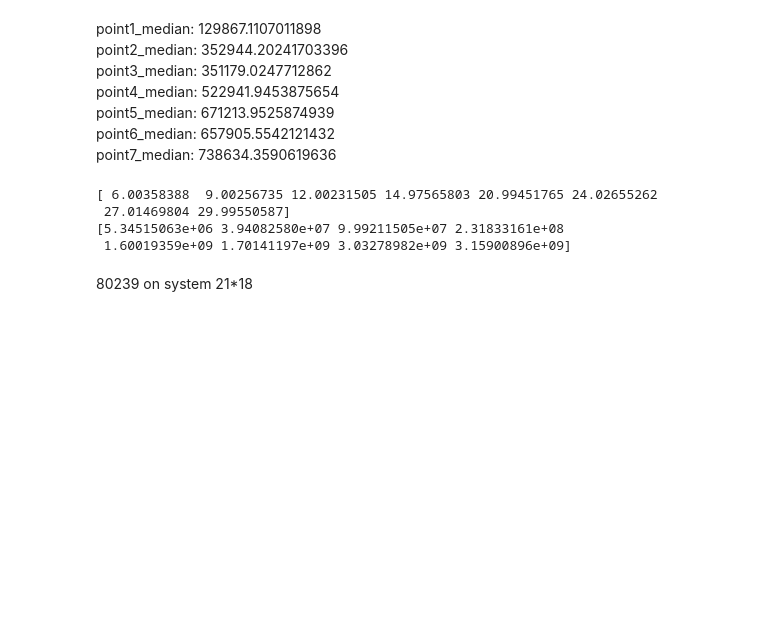
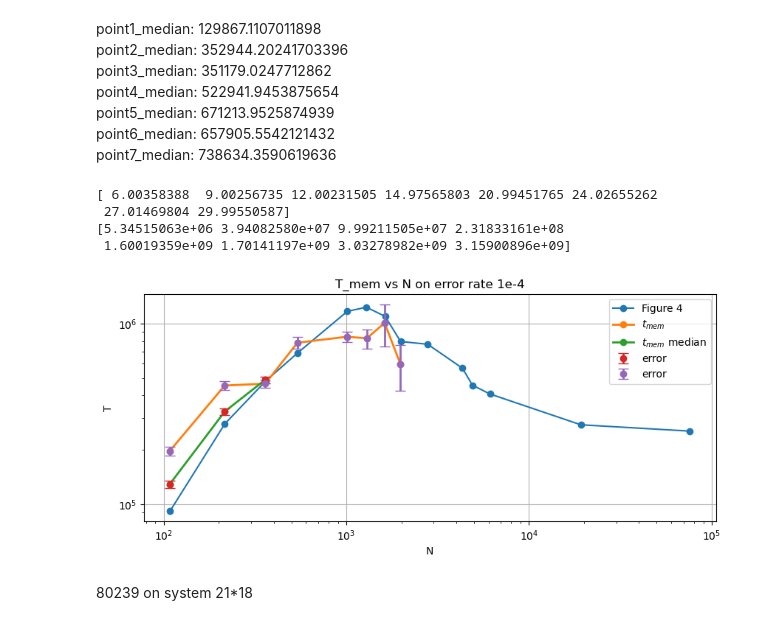
Before and after one commit to toM0dots/XYZ-color-code, a Jupyter notebook: XYZ_color_code/plots.ipynb, the cells around one changed output. Saved outputs shown, nothing was run; the diff lists cells and outputs as text; code cells hidden in the pictures; blank space fills up the shorter version.

Commit message:
new stand error and median plot

```diff
--- a/XYZ_color_code/plots.ipynb
+++ b/XYZ_color_code/plots.ipynb
@@ -45,7 +45,30 @@ x2 = [9*6*2, 12*9*2, 15*12*2, 18*15*2, 24*21*2, 27*24*2, 30*27*2, 33*30*2]
 
 y1 = [13405,  90925, 208825, 258269, 188794, 457136, 407294, 465479, 493240]
 y_cluster_average = [196939.23, 454575.45, 465086.60, 784816.2379737338, 846968.2452267989, 830070.99, 1011249.57, 595083.54] # old p3 565858.44, p5 900256.45
+y_cluster_median = [128982.53166328174, 325967.60427977063 , 489292.7397302099]
 y_cluster_average_errors =np.array([193186.85940845884, 451146.2475924803, 435410.29401515675, 849992.2276031172, 722819.9925231488, 722819.9925231488,840505.005540005,  536155.3733768093])
+y_cluster_median_errors = np.array([5661.540116310177,  13008.384543489783 , 20752.96101660351])
+# %%
+plt.figure(figsize=(10, 4))
+plt.plot(T, N, 'o-', label='Figure 4')
+# plt.plot(x1, y1, 'o', label='bkl steps', linewidth=2)
+plt.plot(x2, y_cluster_average, 'o-', label=r'$t_{mem}$', linewidth=2)
+plt.plot(x2[:3], y_cluster_median, 'o-', label=r'$t_{mem}$ median', linewidth=2)
+plt.errorbar(x2[:3], y_cluster_median, yerr= y_cluster_median_errors , fmt='o', label='error', linewidth=2, capsize=5)
+plt.errorbar(x2, y_cluster_average, yerr= stand_error , fmt='o', label='error', linewidth=2, capsize=5)
+# plt.plot(x2, y_cluster_average, 'o-', label='ratio')
+
+plt.xlabel('N')
+plt.ylabel('T')
+plt.xscale('log')
+plt.yscale('log')
+plt.title('T_mem vs N on error rate 1e-4')
+plt.grid()
+plt.legend()
+plt.savefig('T_mem_vs_N.png')
+plt.show()
+# %% [output]
+[figure, added]
 # %% [markdown]
 80239 on system 21*18
 # %%
```
Also changed, not shown: 3 other files.
